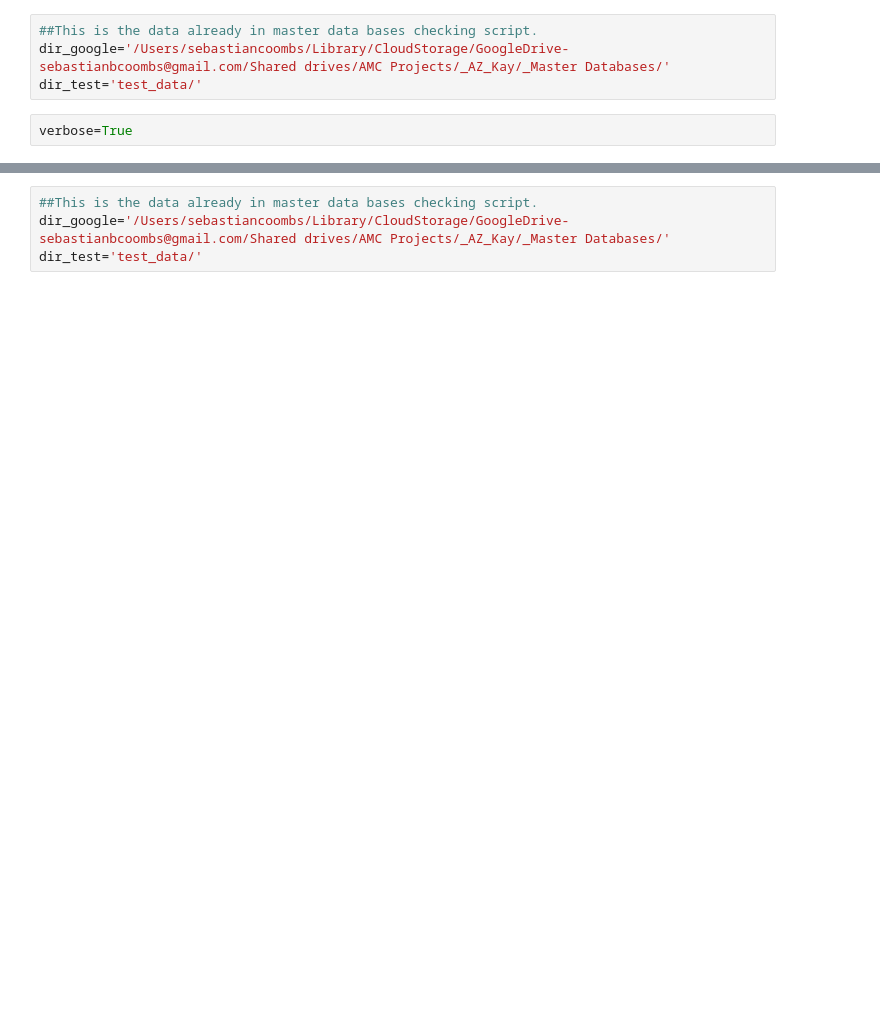
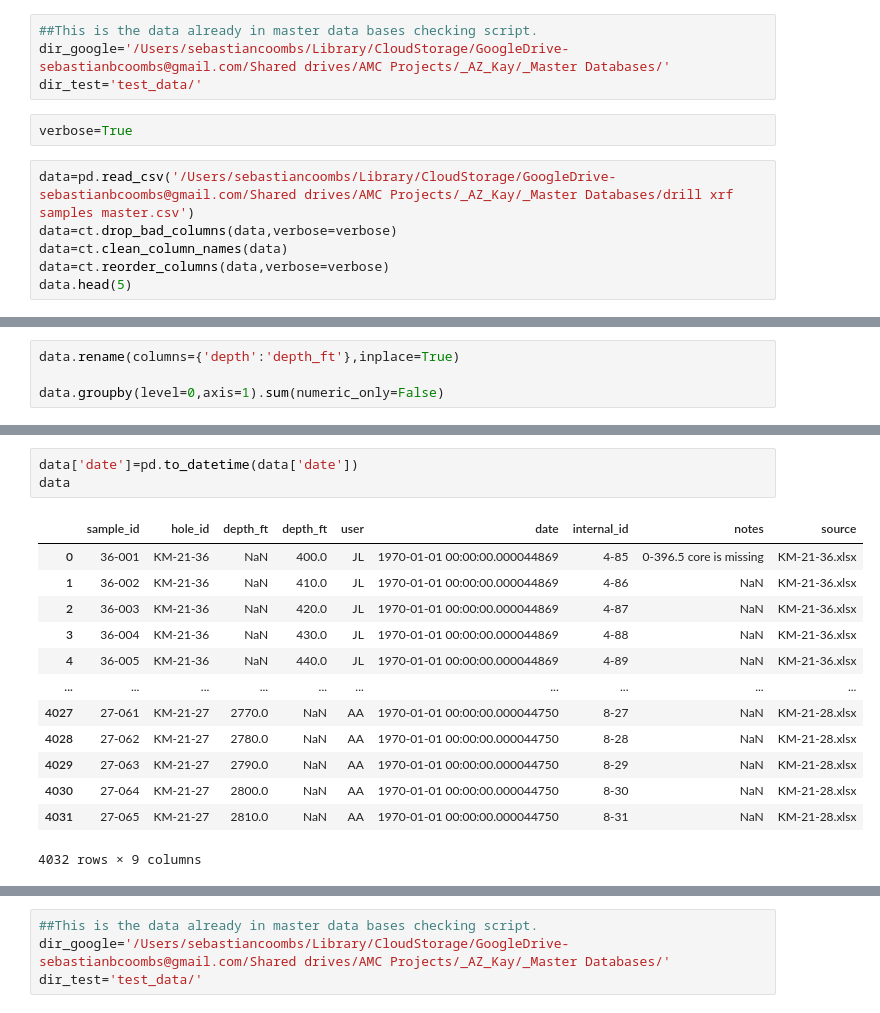
Before and after one commit to amundsentech/Kay_master_merge, a Jupyter notebook: scratch_paper.ipynb, the cells around one changed output, grey strips where cells are left out. Cells and saved outputs as stored; diff of their text form; blank space fills up the shorter version.

```diff
--- a/scratch_paper.ipynb
+++ b/scratch_paper.ipynb
@@ -24,3 +26,9 @@ dir_google='/Users/sebastiancoombs/Library/CloudStorage/GoogleDrive-sebastianbco
 dir_test='test_data/'
 # %%
 verbose=True
+# %%
+data=pd.read_csv('/Users/sebastiancoombs/Library/CloudStorage/GoogleDrive-sebastianbcoombs@gmail.com/Shared drives/AMC Projects/_AZ_Kay/_Master Databases/drill xrf samples master.csv')
+data=ct.drop_bad_columns(data,verbose=verbose)
+data=ct.clean_column_names(data)
+data=ct.reorder_columns(data,verbose=verbose)
+data.head(5)
@@ -26,0 +49,4 @@ verbose=True
+# %%
+data.rename(columns={'depth':'depth_ft'},inplace=True)
+
+data.groupby(level=0,axis=1).sum(numeric_only=False)
@@ -26,0 +67,17 @@ verbose=True
+# %%
+data['date']=pd.to_datetime(data['date'])
+data
+# %% [output]
+|  | sample_id | hole_id | depth_ft | depth_ft | user | date | internal_id | notes | source |
+| 0 | 36-001 | KM-21-36 | NaN | 400.0 | JL | 1970-01-01 00:00:00.000044869 | 4-85 | 0-396.5 core is missing | KM-21-36.xlsx |
+| 1 | 36-002 | KM-21-36 | NaN | 410.0 | JL | 1970-01-01 00:00:00.000044869 | 4-86 | NaN | KM-21-36.xlsx |
+| 2 | 36-003 | KM-21-36 | NaN | 420.0 | JL | 1970-01-01 00:00:00.000044869 | 4-87 | NaN | KM-21-36.xlsx |
+| 3 | 36-004 | KM-21-36 | NaN | 430.0 | JL | 1970-01-01 00:00:00.000044869 | 4-88 | NaN | KM-21-36.xlsx |
+| 4 | 36-005 | KM-21-36 | NaN | 440.0 | JL | 1970-01-01 00:00:00.000044869 | 4-89 | NaN | KM-21-36.xlsx |
+| ... | ... | ... | ... | ... | ... | ... | ... | ... | ... |
+| 4027 | 27-061 | KM-21-27 | 2770.0 | NaN | AA | 1970-01-01 00:00:00.000044750 | 8-27 | NaN | KM-21-28.xlsx |
+| 4028 | 27-062 | KM-21-27 | 2780.0 | NaN | AA | 1970-01-01 00:00:00.000044750 | 8-28 | NaN | KM-21-28.xlsx |
+| 4029 | 27-063 | KM-21-27 | 2790.0 | NaN | AA | 1970-01-01 00:00:00.000044750 | 8-29 | NaN | KM-21-28.xlsx |
+| 4030 | 27-064 | KM-21-27 | 2800.0 | NaN | AA | 1970-01-01 00:00:00.000044750 | 8-30 | NaN | KM-21-28.xlsx |
+| 4031 | 27-065 | KM-21-27 | 2810.0 | NaN | AA | 1970-01-01 00:00:00.000044750 | 8-31 | NaN | KM-21-28.xlsx |
+4032 rows × 9 columns
```
Also changed, not shown: parts of 20 cells of this notebook, 6 other files.
